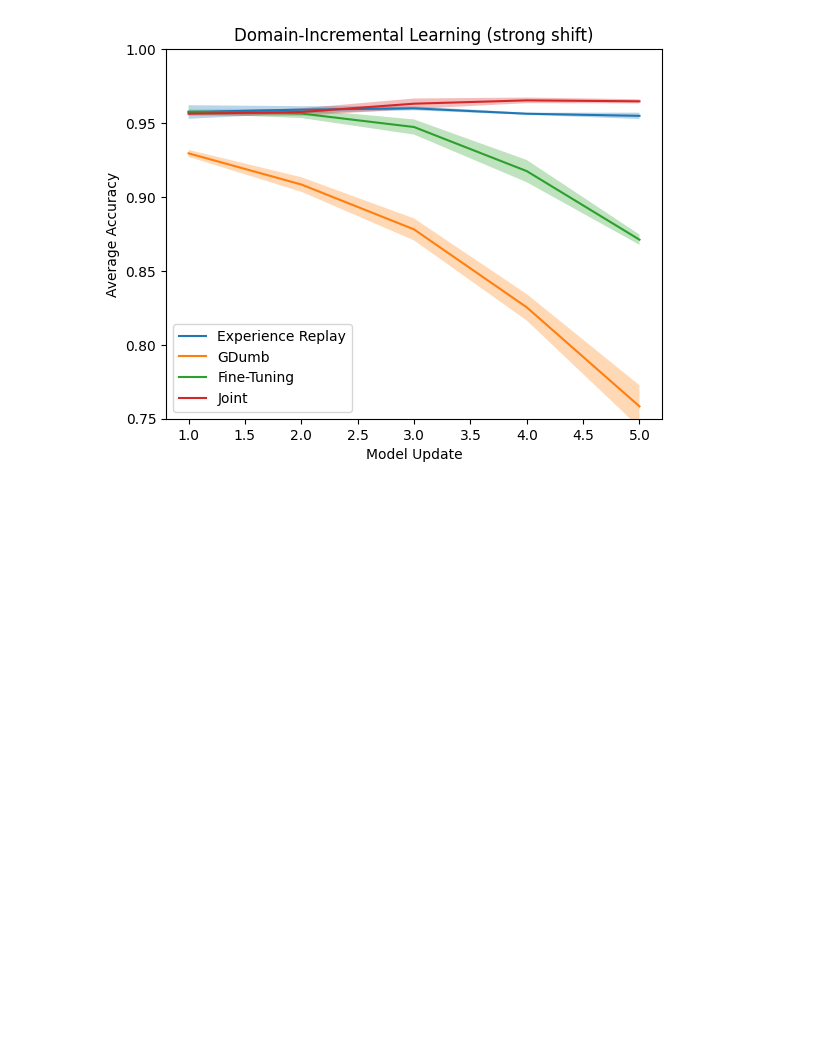
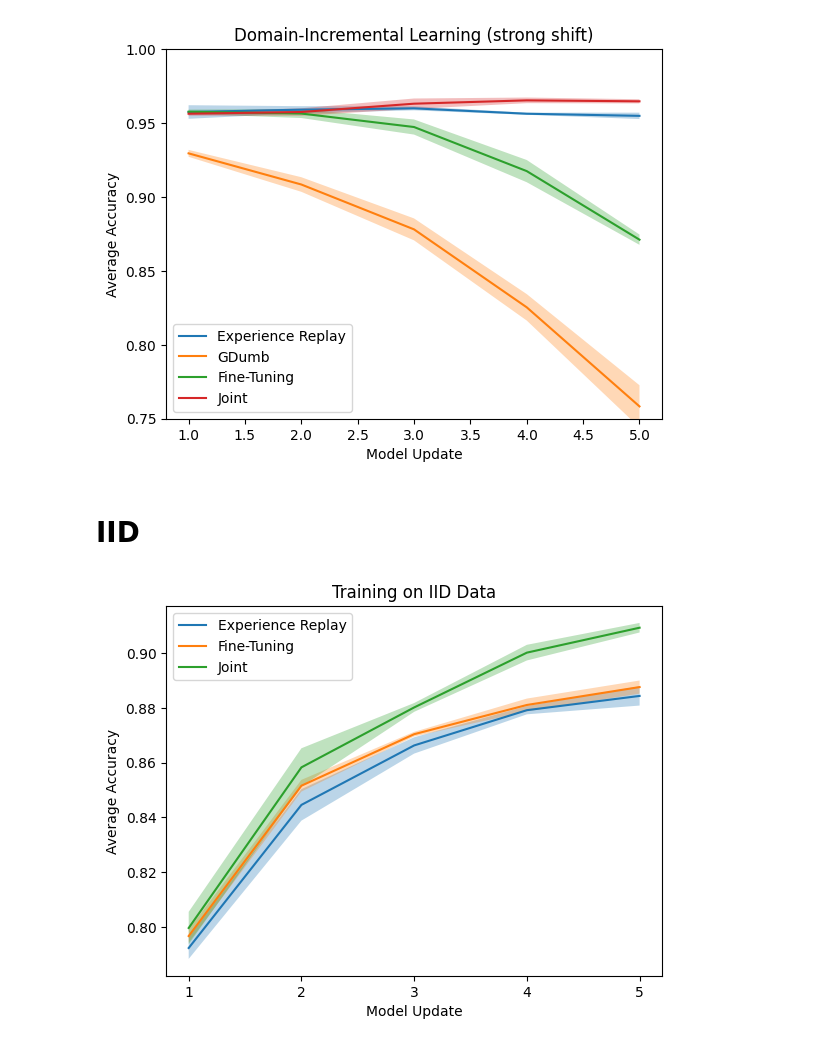
Before and after one commit to awslabs/Renate, a Jupyter notebook: benchmarking.ipynb, the cells around one changed output. Cells and saved outputs as stored; diff of their text form; code cells hidden in the pictures; blank space fills up the shorter version.

```diff
--- a/benchmarking.ipynb
+++ b/benchmarking.ipynb
@@ -11,8 +11,8 @@ UPDATER_LABELS = {
     "finetuning": "Fine-Tuning",
     "joint": "Joint",
 }
-BENCHMARK_TYPE = "domain-incremental"
-BENCHMARK = "iid-cifar10"
+BENCHMARK_TYPE = "class-incremental"
+BENCHMARK = "cifar10-resnet18"
 # %% [markdown]
 # Definitions
 # %%
@@ -148,7 +148,7 @@ def get_rotation_results(num_tasks, max_degree):
 # Submit Jobs
 # %%
 for updater in UPDATERS:
-    for max_degree in [60, 75, 90, 120, 150]:#[5, 10, 15, 20, 45]:
+    for max_degree in [5, 10, 15, 20, 45, 60, 75, 90, 120, 150]:
         submit_rotation_experiment(BENCHMARK_TYPE, BENCHMARK, updater, NUM_SEEDS, max_degree)
 # %%
 for updater in UPDATERS:
@@ -314,4 +314,19 @@ for max_degree, noise in zip([5, 20, 45], ["weak", "medium", "strong"]):
 [figure]
 [figure]
 [figure]
+# %% [markdown]
+# IID
+# %%
+plt.figure(facecolor="w")
+for label, results in final_results.items():
+    x = [str(int(x)) for x in np.arange(1, len(results["mean"]) + 1)]
+    plt.plot(x, results["mean"], label=UPDATER_LABELS[label])
+    plt.fill_between(x, results["mean"] - results["std"], results["mean"] + results["std"], alpha=0.3)
+plt.xlabel("Model Update")
+plt.ylabel("Average Accuracy")
+plt.title("Training on IID Data")
+plt.legend()
+plt.savefig("figs/iid_avg_acc.pdf", bbox_inches="tight")
+# %% [output]
+[figure, added]
 # %%
```
Also changed, not shown: parts of 2 cells of this notebook, 3 other files.
